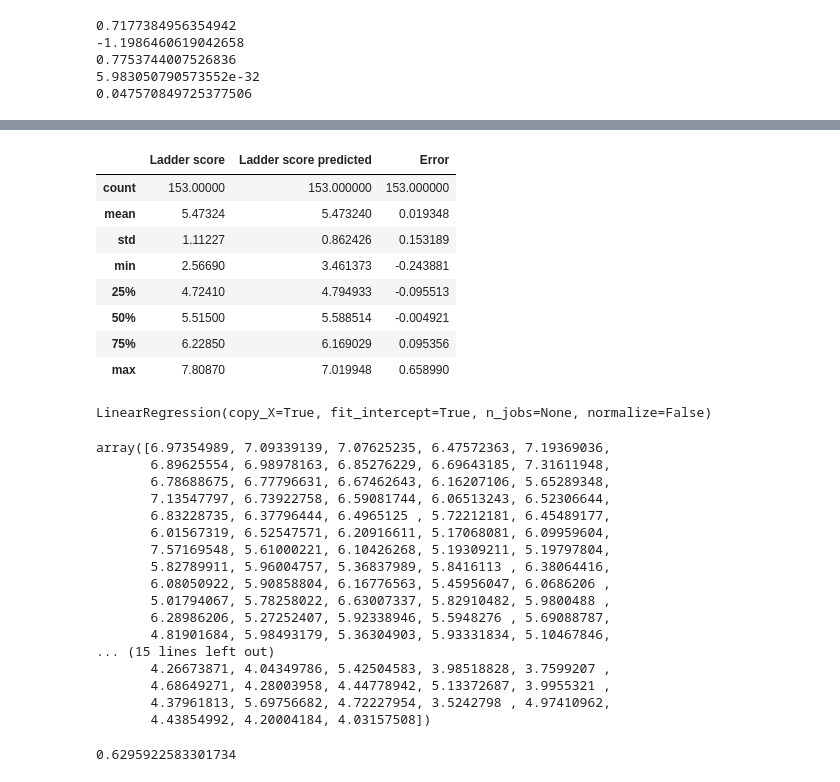
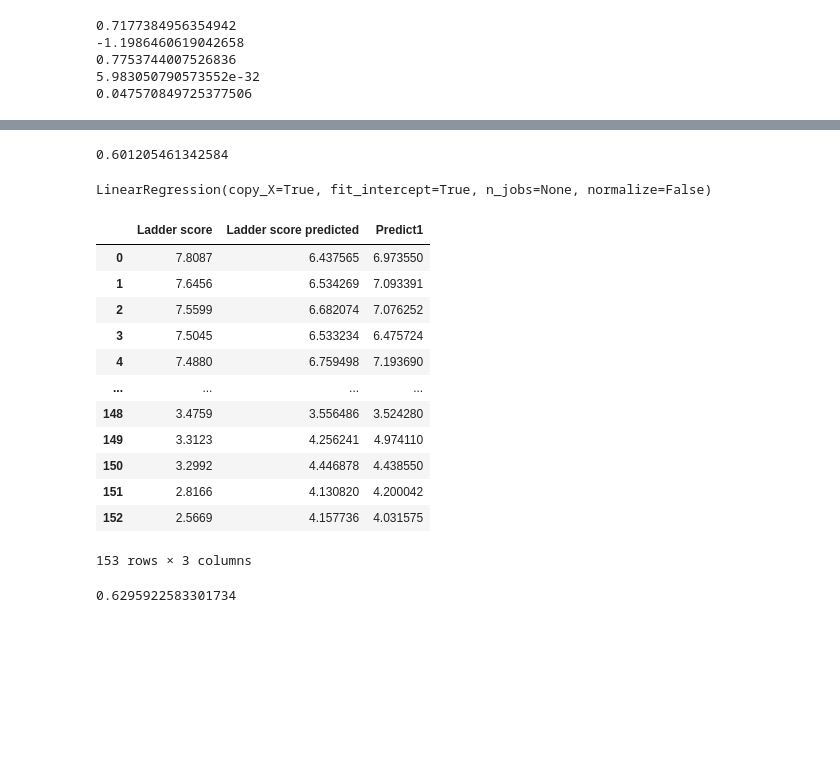
Before and after one commit to Athena112233/IntroductionToDataScience, a Jupyter notebook: Machine Learning Lesson Prep.ipynb, the cells around one changed output, grey strips where cells are left out. Saved outputs shown, nothing was run; the diff lists cells and outputs as text; code cells hidden in the pictures; blank space fills up the shorter version.

```diff
--- a/Machine Learning Lesson Prep.ipynb
+++ b/Machine Learning Lesson Prep.ipynb
@@ -154,0 +143,10 @@ happy2020['Error'] = happy2020.apply(lambda r: percentError(r), axis = 1)
+# %%
+def r2(original, new):
+    avg = original.mean()
+    denominator = sum((original - new)**2)
+    numerator = sum((original - avg)**2)
+    return 1 - (denominator/numerator)
+
+r2(happy2020['Ladder score'], happy2020['Ladder score predicted'])
+# %% [output]
+0.601205461342584
@@ -155,12 +156,23 @@ happy2020['Error'] = happy2020.apply(lambda r: percentError(r), axis = 1)
+# %%
+reg = LinearRegression() #create an instance
+reg.fit(x, y) #fit
+# %% [output]
+LinearRegression(copy_X=True, fit_intercept=True, n_jobs=None, normalize=False)
+# %%
+happy2020['Predict1'] = pd.Series(reg.predict(x))
 # %%
-happy2020[['Ladder score', 'Ladder score predicted', 'Error']].describe()
+happy2020[['Ladder score', 'Ladder score predicted', 'Predict1']]
 # %% [output]
-|  | Ladder score | Ladder score predicted | Error |
-| count | 153.00000 | 153.000000 | 153.000000 |
-| mean | 5.47324 | 5.473240 | 0.019348 |
-| std | 1.11227 | 0.862426 | 0.153189 |
-| min | 2.56690 | 3.461373 | -0.243881 |
-| 25% | 4.72410 | 4.794933 | -0.095513 |
-| 50% | 5.51500 | 5.588514 | -0.004921 |
-| 75% | 6.22850 | 6.169029 | 0.095356 |
-| max | 7.80870 | 7.019948 | 0.658990 |
+|  | Ladder score | Ladder score predicted | Predict1 |
+| 0 | 7.8087 | 6.437565 | 6.973550 |
+| 1 | 7.6456 | 6.534269 | 7.093391 |
+| 2 | 7.5599 | 6.682074 | 7.076252 |
+| 3 | 7.5045 | 6.533234 | 6.475724 |
+| 4 | 7.4880 | 6.759498 | 7.193690 |
+| ... | ... | ... | ... |
+| 148 | 3.4759 | 3.556486 | 3.524280 |
+| 149 | 3.3123 | 4.256241 | 4.974110 |
+| 150 | 3.2992 | 4.446878 | 4.438550 |
+| 151 | 2.8166 | 4.130820 | 4.200042 |
+| 152 | 2.5669 | 4.157736 | 4.031575 |
+153 rows × 3 columns
@@ -170,26 +179 @@ x = happy2020[['Logged GDP per capita', 'Perceptions of corruption']]
-# %%
-reg = LinearRegression()
-reg.fit(x, y)
-# %% [output]
-LinearRegression(copy_X=True, fit_intercept=True, n_jobs=None, normalize=False)
-# %%
-reg.predict(x)
-# %% [output]
-array([6.97354989, 7.09339139, 7.07625235, 6.47572363, 7.19369036,
-       6.89625554, 6.98978163, 6.85276229, 6.69643185, 7.31611948,
-       6.78688675, 6.77796631, 6.67462643, 6.16207106, 5.65289348,
-       7.13547797, 6.73922758, 6.59081744, 6.06513243, 6.52306644,
-       6.83228735, 6.37796444, 6.4965125 , 5.72212181, 6.45489177,
-       6.01567319, 6.52547571, 6.20916611, 5.17068081, 6.09959604,
-       7.57169548, 5.61000221, 6.10426268, 5.19309211, 5.19797804,
-       5.82789911, 5.96004757, 5.36837989, 5.8416113 , 6.38064416,
-       6.08050922, 5.90858804, 6.16776563, 5.45956047, 6.0686206 ,
-       5.01794067, 5.78258022, 6.63007337, 5.82910482, 5.9800488 ,
-       6.28986206, 5.27252407, 5.92338946, 5.5948276 , 5.69088787,
-       4.81901684, 5.98493179, 5.36304903, 5.93331834, 5.10467846,
-... (15 lines left out)
-       4.26673871, 4.04349786, 5.42504583, 3.98518828, 3.7599207 ,
-       4.68649271, 4.28003958, 4.44778942, 5.13372687, 3.9955321 ,
-       4.37961813, 5.69756682, 4.72227954, 3.5242798 , 4.97410962,
-       4.43854992, 4.20004184, 4.03157508])
 # %%
```
Also changed, not shown: parts of 14 cells of this notebook.
